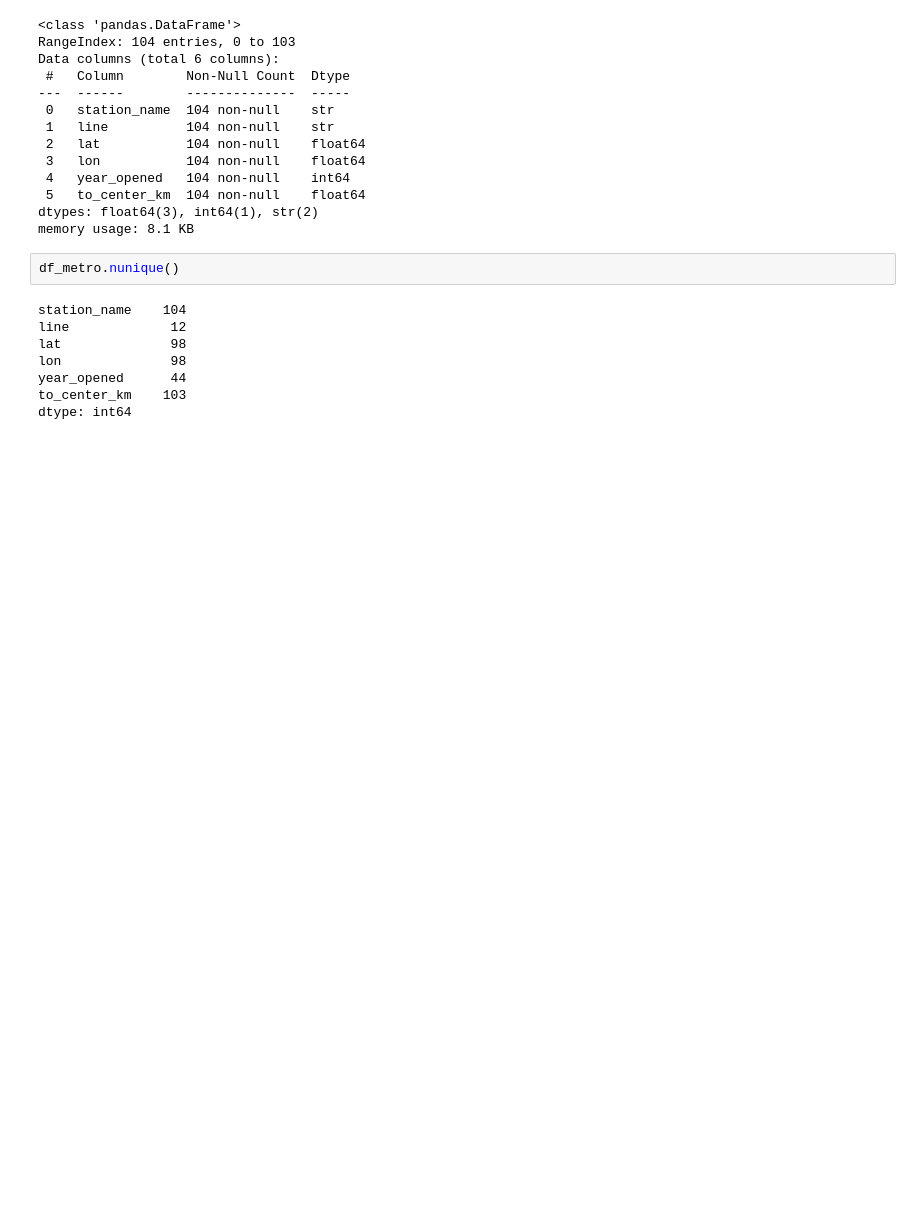
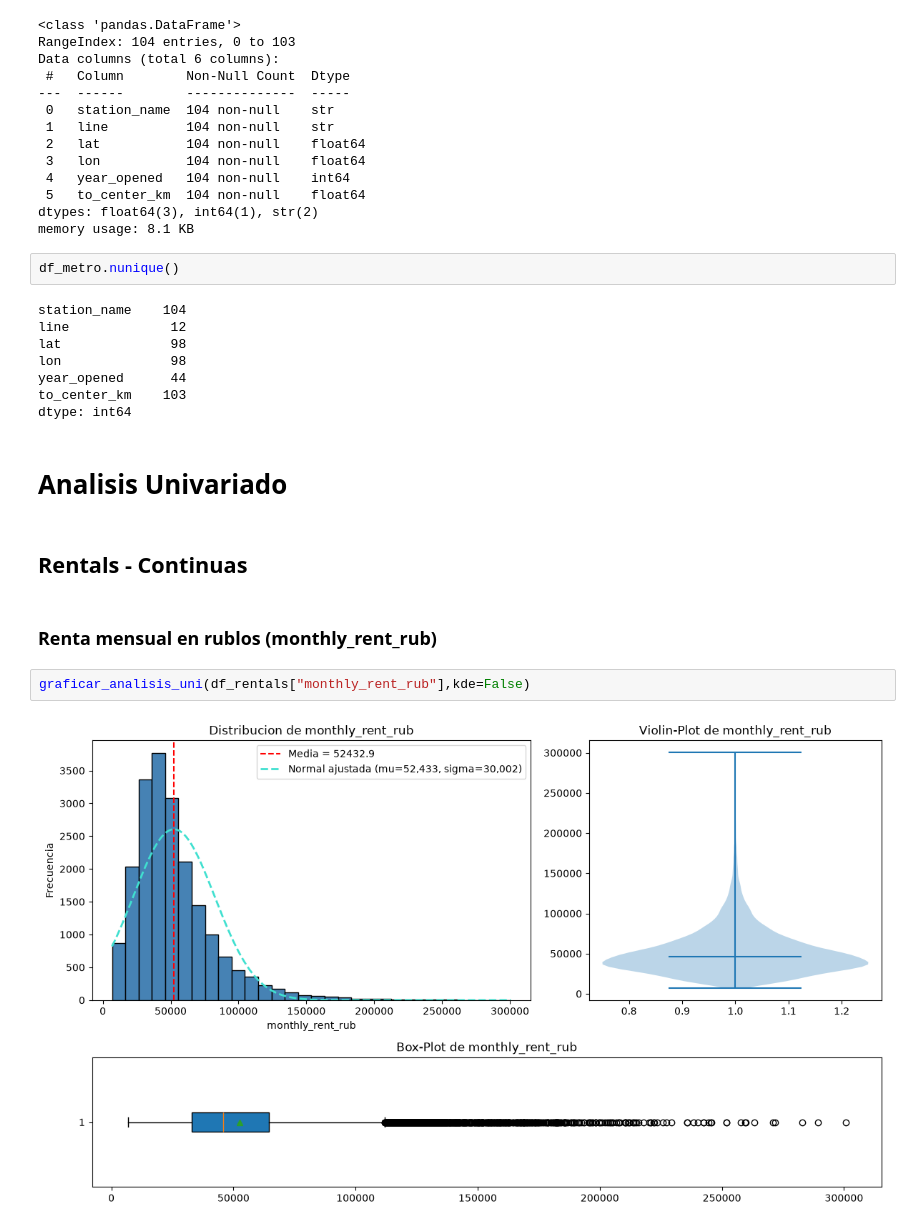
Before and after one commit to Grefing/parcial-introduccion-datos, a Jupyter notebook: PARCIAL-1.ipynb, the cells around one changed output. Cells and saved outputs as stored; diff of their text form; blank space fills up the shorter version.

Commit message:
Analisis univariado Rentals: Grafico de cada variable

```diff
--- a/PARCIAL-1.ipynb
+++ b/PARCIAL-1.ipynb
@@ -492,3 +492,13 @@ lon              98
 year_opened      44
 to_center_km    103
 dtype: int64
+# %% [markdown]
+# Analisis Univariado
+# %% [markdown]
+## Rentals - Continuas
+# %% [markdown]
+### Renta mensual en rublos (monthly_rent_rub)
+# %%
+graficar_analisis_uni(df_rentals["monthly_rent_rub"],kde=False)
+# %% [output]
+[figure, added]
```
Also changed, not shown: parts of 30 cells of this notebook.
